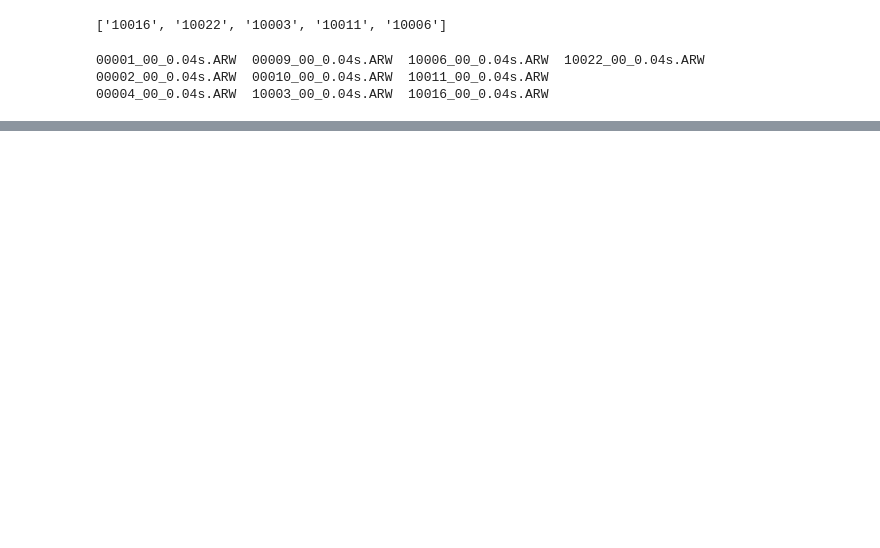
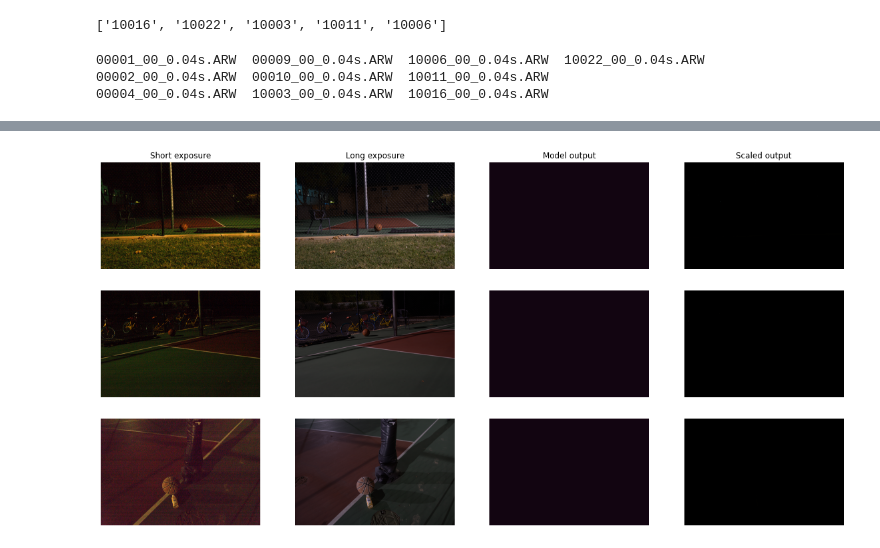
Before and after one commit to Manwi23/Hello-Darkness, a Jupyter notebook: model.ipynb, the cells around one changed output, grey strips where cells are left out. Cells and saved outputs as stored; diff of their text form; code cells hidden in the pictures; blank space fills up the shorter version.

Commit message:
Update model.ipynb
mam nadzieję że to przez to że jeszcze nie wytrenowałyśmy sieci :/

```diff
--- a/model.ipynb
+++ b/model.ipynb
@@ -577,0 +597,4 @@ test_sony()
+# %%
+plot_k_model_outputs(k=3)
+# %% [output]
+[figure, added]
```
Also changed, not shown: parts of 16 cells of this notebook.
